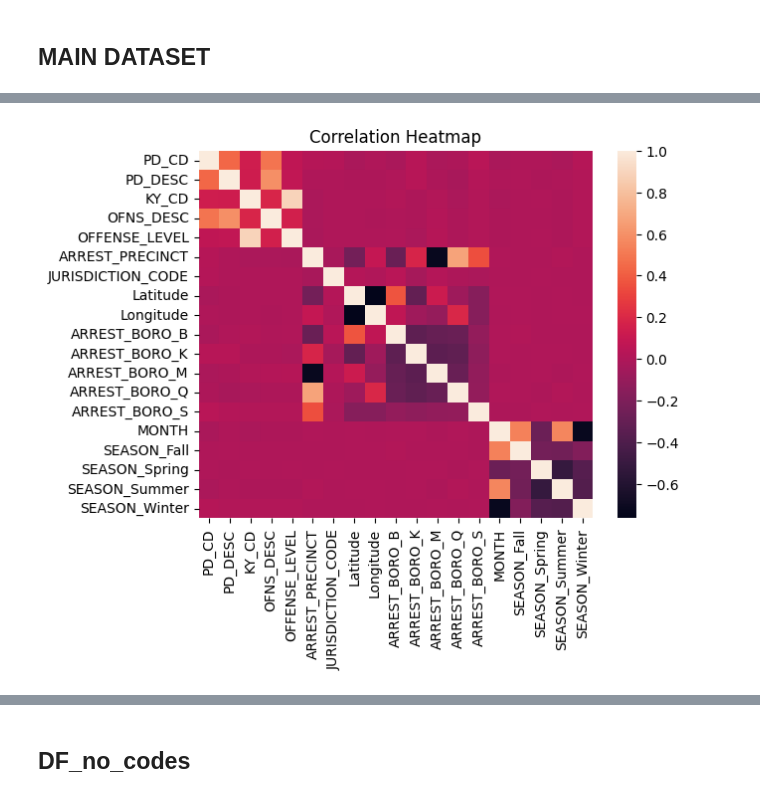
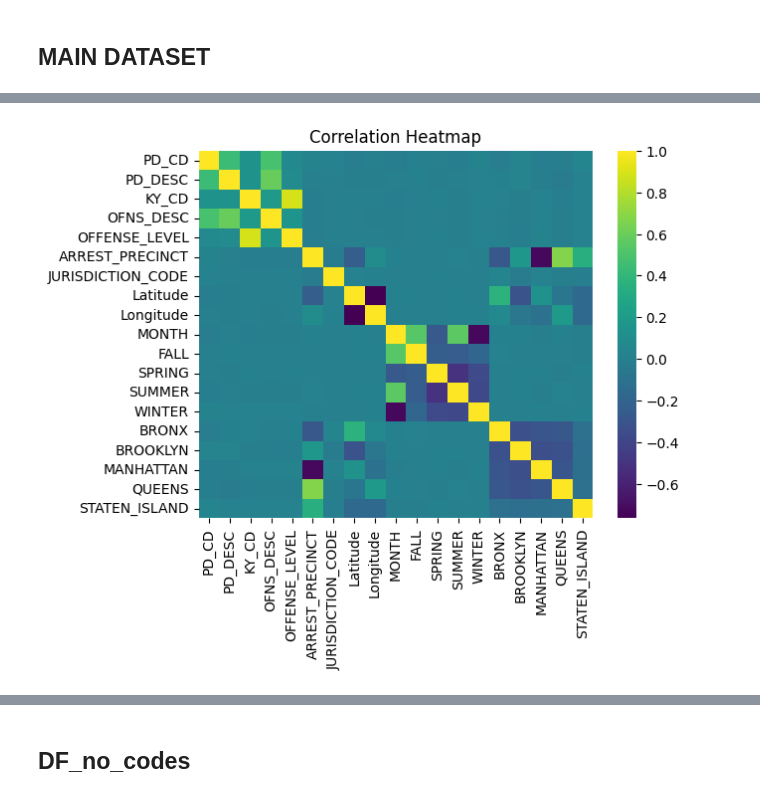
Before and after one commit to annahauk/CS513, a Jupyter notebook: annaEDA.ipynb, the cells around one changed output, grey strips where cells are left out. Saved outputs shown, nothing was run; the diff lists cells and outputs as text; code cells hidden in the pictures.

```diff
--- a/annaEDA.ipynb
+++ b/annaEDA.ipynb
@@ -395,0 +696,9 @@ KeyError: 'ARREST_DATE'
+# %%
+# one hot encode season
+df = pd.get_dummies(df, columns=['SEASON'])
+df.rename(columns={
+    'SEASON_Winter': 'WINTER',
+    'SEASON_Spring': 'SPRING',
+    'SEASON_Summer': 'SUMMER',
+    'SEASON_Fall': 'FALL'
+}, inplace=True)
@@ -396,5 +731,15 @@ KeyError: 'ARREST_DATE'
 # %%
 # one hot encode ARREST_BORO
 df = pd.get_dummies(df, columns=['ARREST_BORO'])
+
+# rename columns
+df.rename(columns={
+    'ARREST_BORO_B': 'BRONX',
+    'ARREST_BORO_K': 'BROOKLYN',
+    'ARREST_BORO_M': 'MANHATTAN',
+    'ARREST_BORO_Q': 'QUEENS',
+    'ARREST_BORO_S': 'STATEN_ISLAND'
+}, inplace=True)
+
 df
 # %% [output]
@@ -420,4 +779,5 @@ df['PD_CD'] = df['PD_CD'].astype('category')
 # %%
+df.drop(columns=['LAW_CODE'], inplace=True)
 # make two datasets, one with demographic data and one without
 df_demo = df.copy()
 # map the age groups to numerical values
@@ -432,4 +869,4 @@ Index(['ARREST_DATE', 'PD_CD', 'PD_DESC', 'KY_CD', 'OFNS_DESC', 'LAW_CODE',
 # %%
-df.drop(columns=['LAW_CODE','AGE_GROUP', 'PERP_SEX','PERP_RACE'], inplace=True)
+df.drop(columns=['AGE_GROUP', 'PERP_SEX','PERP_RACE'], inplace=True)
 df
 # %% [output]
@@ -528,7 +1003,7 @@ df.corr()
 # %%
 # create a heatmap
-sns.heatmap(df.corr(), annot=False)
+sns.heatmap(df.corr(), annot=False, cmap='viridis')
 plt.title('Correlation Heatmap')
 plt.show()
 # %% [output]
-[figure, old version]
+[figure, new version]
```
Also changed, not shown: parts of 95 cells of this notebook.
